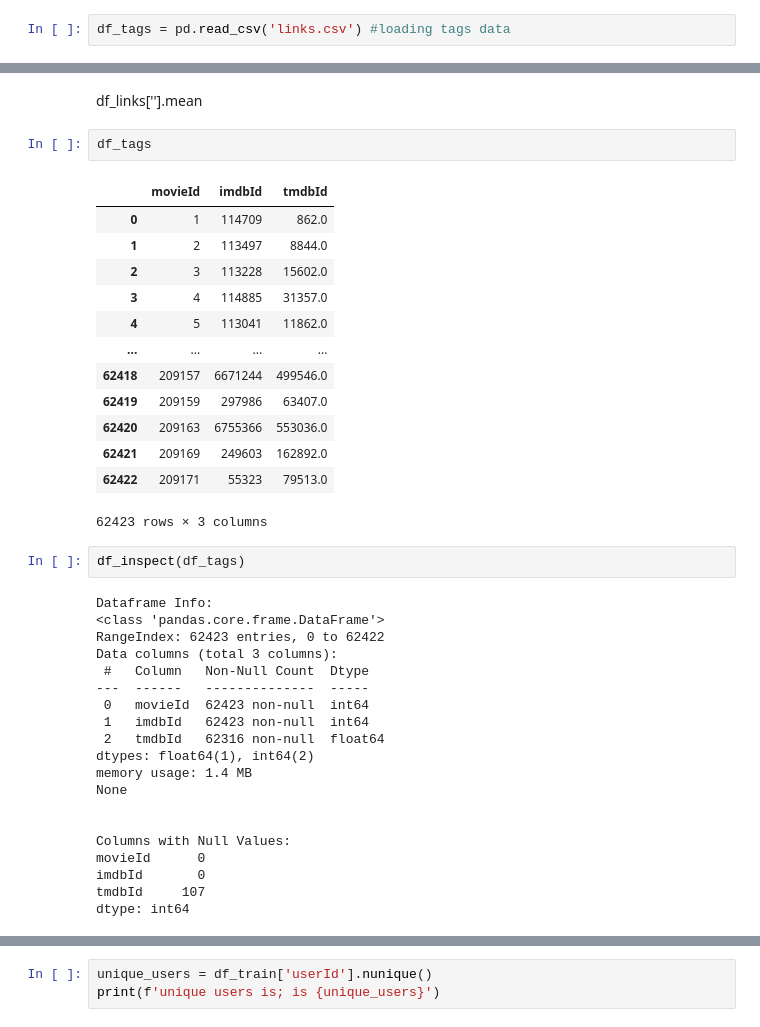
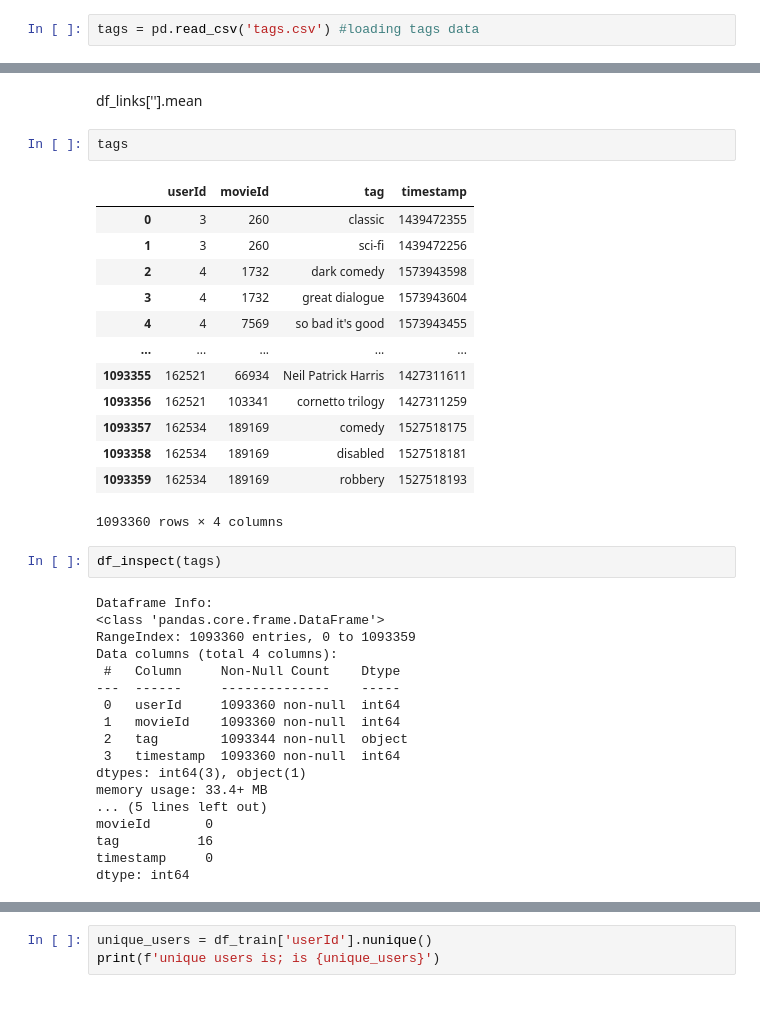
Before and after one commit to PercyMakakaba/-Unsupervised-Learning-Sprint-2307FTDS-Team-JM3, a Jupyter notebook: movie_recom_notebook.ipynb, the cells around one changed output, grey strips where cells are left out. Saved outputs shown, nothing was run; the diff lists cells and outputs as text.

```diff
--- a/movie_recom_notebook.ipynb
+++ b/movie_recom_notebook.ipynb
@@ -210,5 +153,5 @@ df_links = pd.read_csv('links.csv') #loading links data
 # %%
-df_tags = pd.read_csv('links.csv') #loading tags data
+tags = pd.read_csv('tags.csv') #loading tags data
 # %% [markdown]
 <a id="three"></a>
 ## 3. Exploratory Data Analysis (EDA)
@@ -437,43 +380,41 @@ tmdbId     107
 dtype: int64
 # %% [markdown]
 df_links[''].mean
-# %%
-df_tags
-# %% [output]
-|  | movieId | imdbId | tmdbId |
-| 0 | 1 | 114709 | 862.0 |
-| 1 | 2 | 113497 | 8844.0 |
-| 2 | 3 | 113228 | 15602.0 |
-| 3 | 4 | 114885 | 31357.0 |
-| 4 | 5 | 113041 | 11862.0 |
-| ... | ... | ... | ... |
-| 62418 | 209157 | 6671244 | 499546.0 |
-| 62419 | 209159 | 297986 | 63407.0 |
-| 62420 | 209163 | 6755366 | 553036.0 |
-| 62421 | 209169 | 249603 | 162892.0 |
-| 62422 | 209171 | 55323 | 79513.0 |
-62423 rows × 3 columns
+# %%
+tags
+# %% [output]
+|  | userId | movieId | tag | timestamp |
+| 0 | 3 | 260 | classic | 1439472355 |
+| 1 | 3 | 260 | sci-fi | 1439472256 |
+| 2 | 4 | 1732 | dark comedy | 1573943598 |
+| 3 | 4 | 1732 | great dialogue | 1573943604 |
+| 4 | 4 | 7569 | so bad it's good | 1573943455 |
+| ... | ... | ... | ... | ... |
+| 1093355 | 162521 | 66934 | Neil Patrick Harris | 1427311611 |
+| 1093356 | 162521 | 103341 | cornetto trilogy | 1427311259 |
+| 1093357 | 162534 | 189169 | comedy | 1527518175 |
+| 1093358 | 162534 | 189169 | disabled | 1527518181 |
+| 1093359 | 162534 | 189169 | robbery | 1527518193 |
+1093360 rows × 4 columns
 # %%
-df_inspect(df_tags)
+df_inspect(tags)
 # %% [output]
 Dataframe Info:
 <class 'pandas.core.frame.DataFrame'>
-RangeIndex: 62423 entries, 0 to 62422
-Data columns (total 3 columns):
- #   Column   Non-Null Count  Dtype
----  ------   --------------  -----
- 0   movieId  62423 non-null  int64
- 1   imdbId   62423 non-null  int64
- 2   tmdbId   62316 non-null  float64
-dtypes: float64(1), int64(2)
-memory usage: 1.4 MB
-None
-
-
-Columns with Null Values:
-movieId      0
-imdbId       0
-tmdbId     107
+RangeIndex: 1093360 entries, 0 to 1093359
+Data columns (total 4 columns):
+ #   Column     Non-Null Count    Dtype
+---  ------     --------------    -----
+ 0   userId     1093360 non-null  int64
+ 1   movieId    1093360 non-null  int64
+ 2   tag        1093344 non-null  object
+ 3   timestamp  1093360 non-null  int64
+dtypes: int64(3), object(1)
+memory usage: 33.4+ MB
+... (5 lines left out)
+movieId       0
+tag          16
+timestamp     0
 dtype: int64
 # %%
 #Displays info about the columns whether they are numerical or not
```
Also changed, not shown: parts of 36 cells of this notebook.
